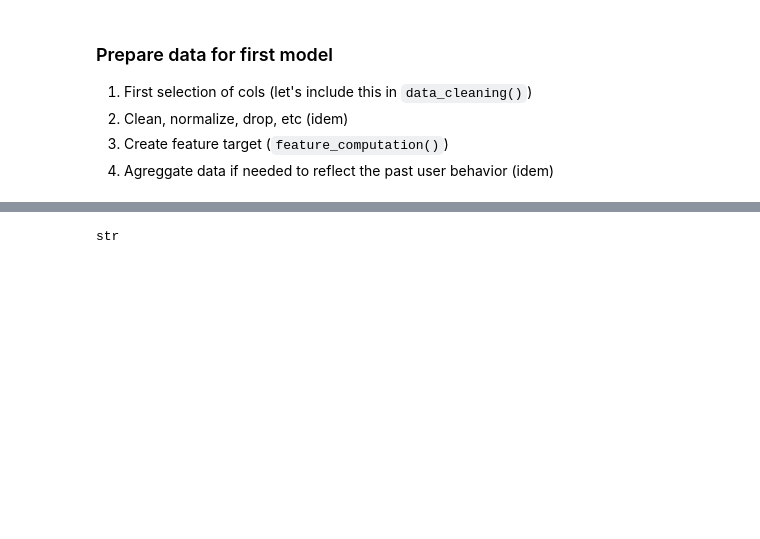
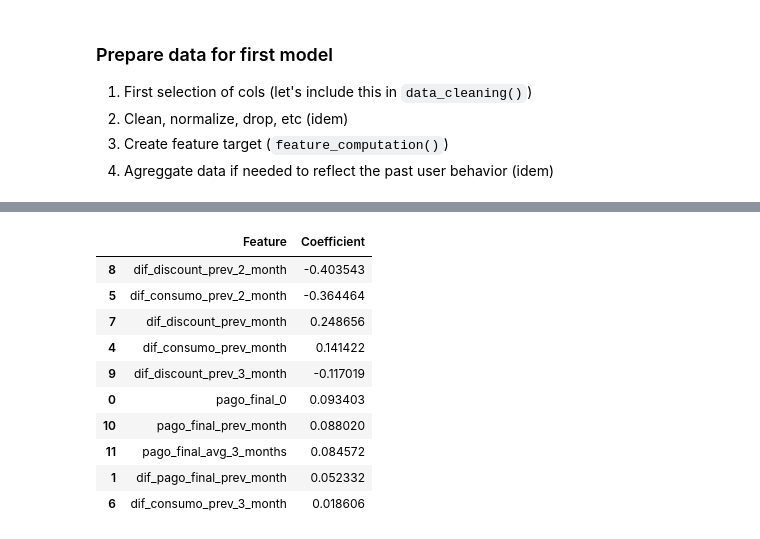
Before and after one commit to Zrive/zrive-ds-4q23-churn, a Jupyter notebook: src/eda/explore_data.ipynb, the cells around one changed output, grey strips where cells are left out. Cells and saved outputs as stored; diff of their text form; code cells hidden in the pictures; blank space fills up the shorter version.

```diff
--- a/src/eda/explore_data.ipynb
+++ b/src/eda/explore_data.ipynb
@@ -244,0 +272,9 @@ target_col = ['NUM_DAYS_LINE_TYPE_FIXE_POST_DEA']
+# %%
+for col in sample.drop(columns=users_cols):
+    min_value = sample[col].min()
+    max_value = sample[col].max()
+    mean_value = sample[col].mean()
+    median_value = sample[col].median()
+    perc_zero_count = (sample[col] == 0).sum() / len(sample[col])  # Count the number of zero values
+
+    print(f"'{col}': min {min_value} | max {max_value} | mean: {mean_value} | median {median_value} | perc_zero_counts {perc_zero_count}")
@@ -391,4 +681,45 @@ aggregated_data.head()
-# %%
-type(train_to)
-# %% [output]
-str
+# %%
+
+def get_feature_importance_logistic_regression(model, feature_names):
+    """
+    Get feature importance for Logistic Regression model.
+
+    Args:
+    - model: Trained Logistic Regression model.
+    - feature_names (list or array-like): List of feature names.
+
+    Returns:
+    - pd.DataFrame: DataFrame containing feature names and their corresponding coefficients.
+    """
+    feature_names = features.columns
+    # Extract coefficients
+    lr_model = model.named_steps['logistic_regression']
+    coefficients = lr_model.coef_[0]  # for Logistic Regression
+
+    # Create a DataFrame for easy visualization
+    feature_importance = pd.DataFrame({
+        'Feature': feature_names,
+        'Coefficient': coefficients
+    })
+
+    # Sort by absolute value of coefficients in descending order
+    feature_importance = feature_importance.reindex(feature_importance.Coefficient.abs().sort_values(ascending=False).index)
+
+    return feature_importance
+
+# Example usage
+# Assuming 'feature_names' is a list of your feature names
+feature_importance_lr = get_feature_importance_logistic_regression(model, features)
+feature_importance_lr.head(10)
+# %% [output]
+|  | Feature | Coefficient |
+| 8 | dif_discount_prev_2_month | -0.403543 |
+| 5 | dif_consumo_prev_2_month | -0.364464 |
+| 7 | dif_discount_prev_month | 0.248656 |
+| 4 | dif_consumo_prev_month | 0.141422 |
+| 9 | dif_discount_prev_3_month | -0.117019 |
+| 0 | pago_final_0 | 0.093403 |
+| 10 | pago_final_prev_month | 0.088020 |
+| 11 | pago_final_avg_3_months | 0.084572 |
+| 1 | dif_pago_final_prev_month | 0.052332 |
+| 6 | dif_consumo_prev_3_month | 0.018606 |
```
Also changed, not shown: parts of 22 cells of this notebook, 2 other files.
